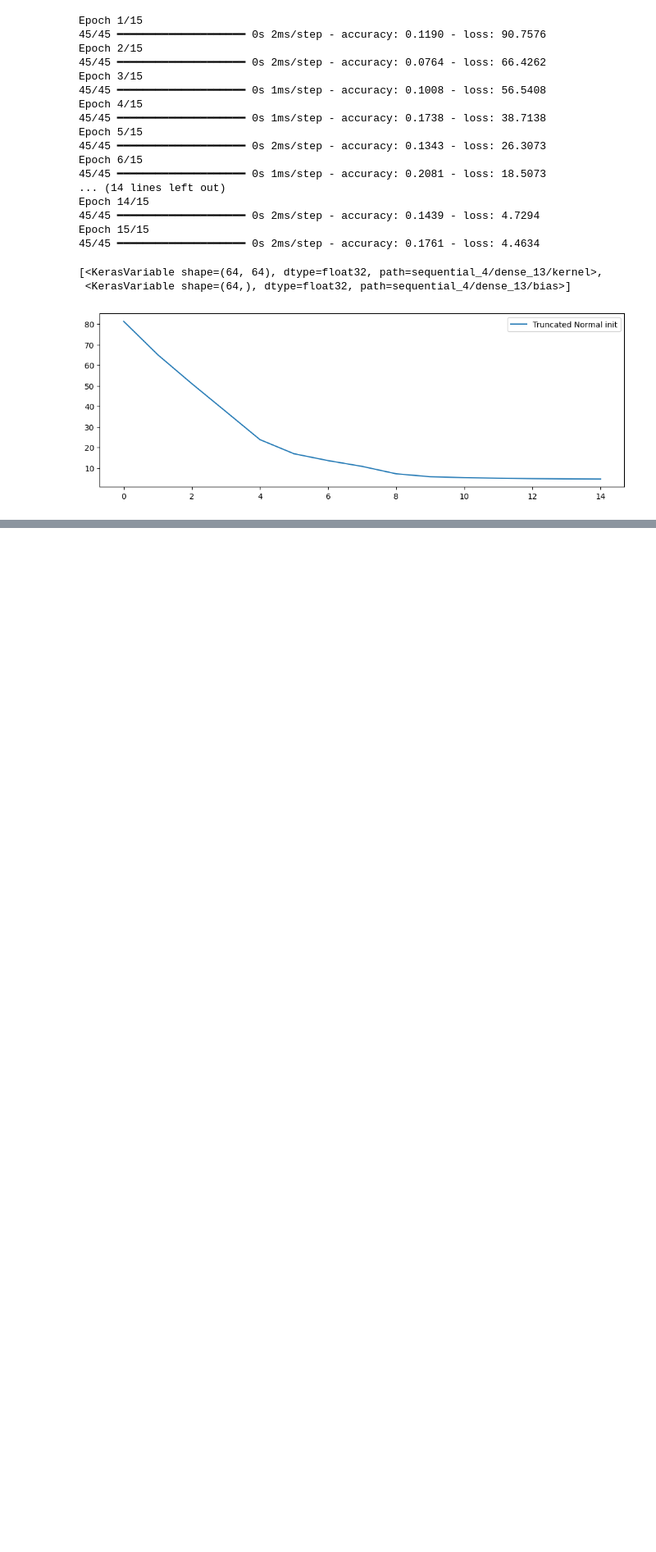
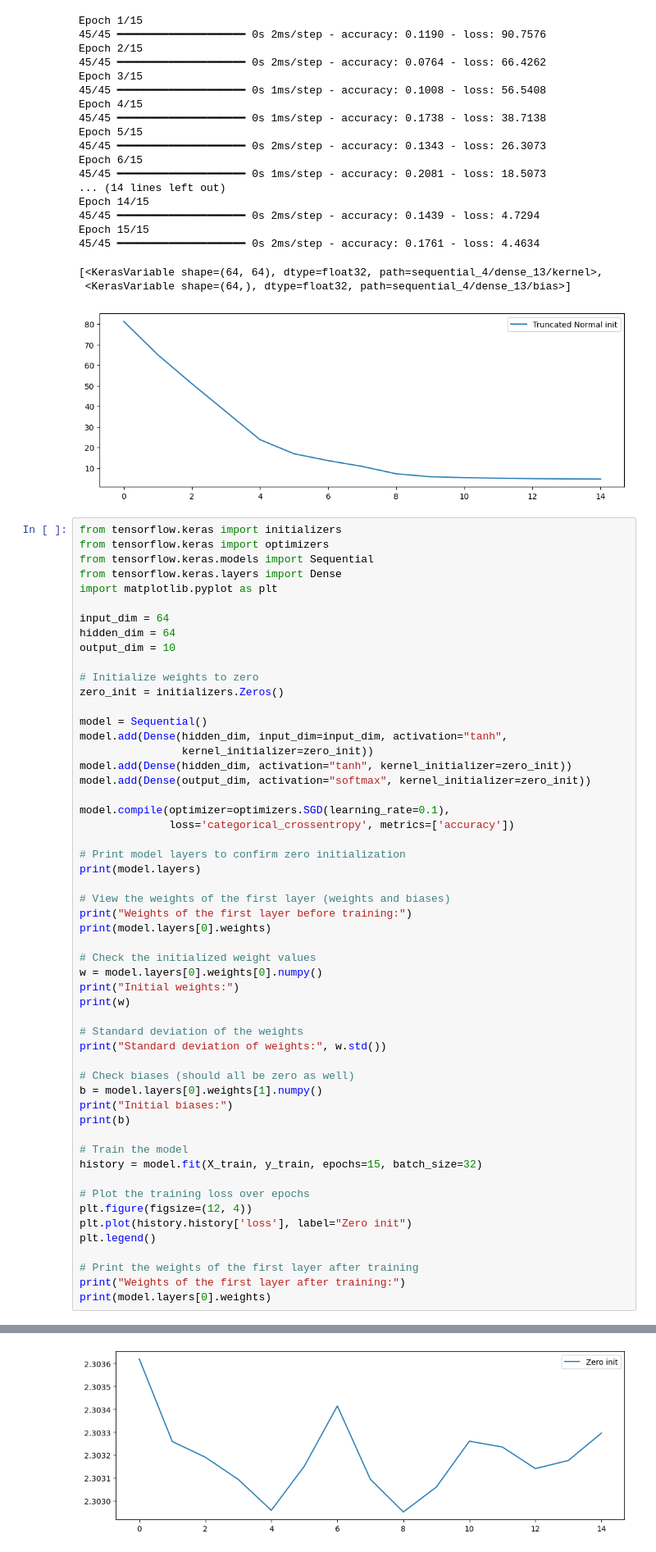
Before and after one commit to s-gunde/deep_learning, a Jupyter notebook: 01_materials/labs/lab_1.ipynb, the cells around one changed output, grey strips where cells are left out. Shown at 82% size. Drawn from its saved outputs; the diff is of its cells as text; blank space fills up the shorter version.

Commit message:
Intialize all weights to 0

```diff
--- a/01_materials/labs/lab_1.ipynb
+++ b/01_materials/labs/lab_1.ipynb
@@ -941,3 +941,58 @@ Epoch 15/15
 [<KerasVariable shape=(64, 64), dtype=float32, path=sequential_4/dense_13/kernel>,
  <KerasVariable shape=(64,), dtype=float32, path=sequential_4/dense_13/bias>]
 [figure]
+# %%
+from tensorflow.keras import initializers
+from tensorflow.keras import optimizers
+from tensorflow.keras.models import Sequential
+from tensorflow.keras.layers import Dense
+import matplotlib.pyplot as plt
+
+input_dim = 64
+hidden_dim = 64
+output_dim = 10
+
+# Initialize weights to zero
+zero_init = initializers.Zeros()
+
+model = Sequential()
+model.add(Dense(hidden_dim, input_dim=input_dim, activation="tanh",
+                kernel_initializer=zero_init))
+model.add(Dense(hidden_dim, activation="tanh", kernel_initializer=zero_init))
+model.add(Dense(output_dim, activation="softmax", kernel_initializer=zero_init))
+
+model.compile(optimizer=optimizers.SGD(learning_rate=0.1),
+              loss='categorical_crossentropy', metrics=['accuracy'])
+
+# Print model layers to confirm zero initialization
+print(model.layers)
+
+# View the weights of the first layer (weights and biases)
+print("Weights of the first layer before training:")
+print(model.layers[0].weights)
+
+# Check the initialized weight values
+w = model.layers[0].weights[0].numpy()
+print("Initial weights:")
+print(w)
+
+# Standard deviation of the weights
+print("Standard deviation of weights:", w.std())
+
+# Check biases (should all be zero as well)
+b = model.layers[0].weights[1].numpy()
+print("Initial biases:")
+print(b)
+
+# Train the model
+history = model.fit(X_train, y_train, epochs=15, batch_size=32)
+
+# Plot the training loss over epochs
+plt.figure(figsize=(12, 4))
+plt.plot(history.history['loss'], label="Zero init")
+plt.legend()
+
+# Print the weights of the first layer after training
+print("Weights of the first layer after training:")
+print(model.layers[0].weights)
+# %% [output]
@@ -943,0 +1016 @@ Epoch 15/15
+[figure, added]
```
Also changed, not shown: parts of 1 cell of this notebook.
